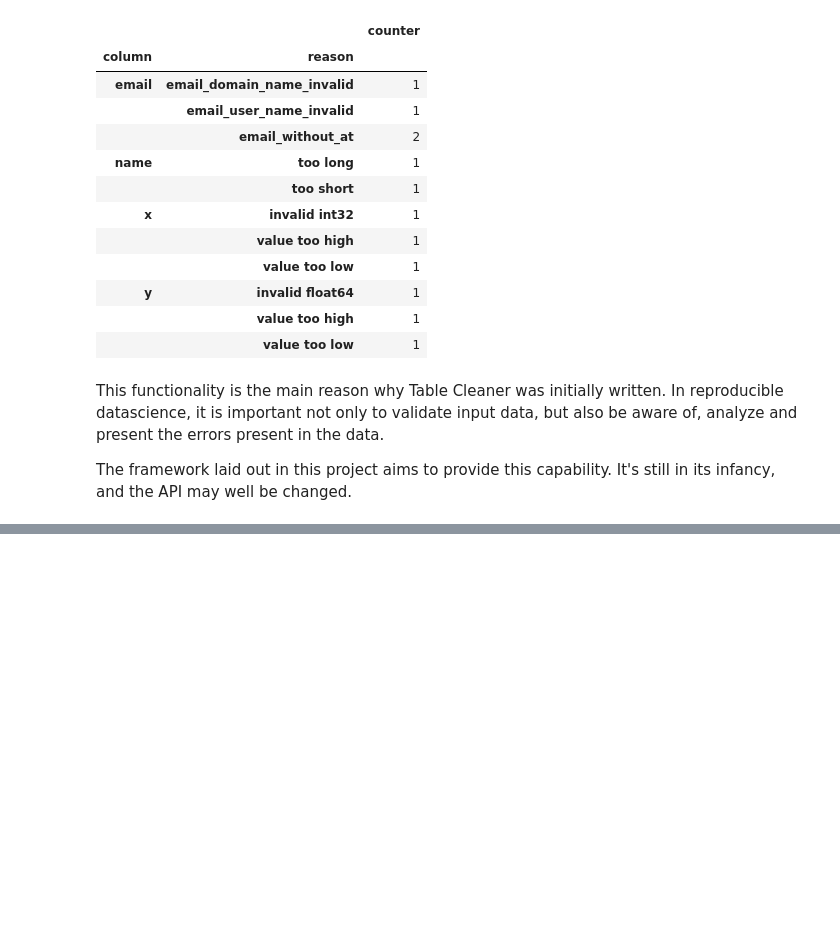
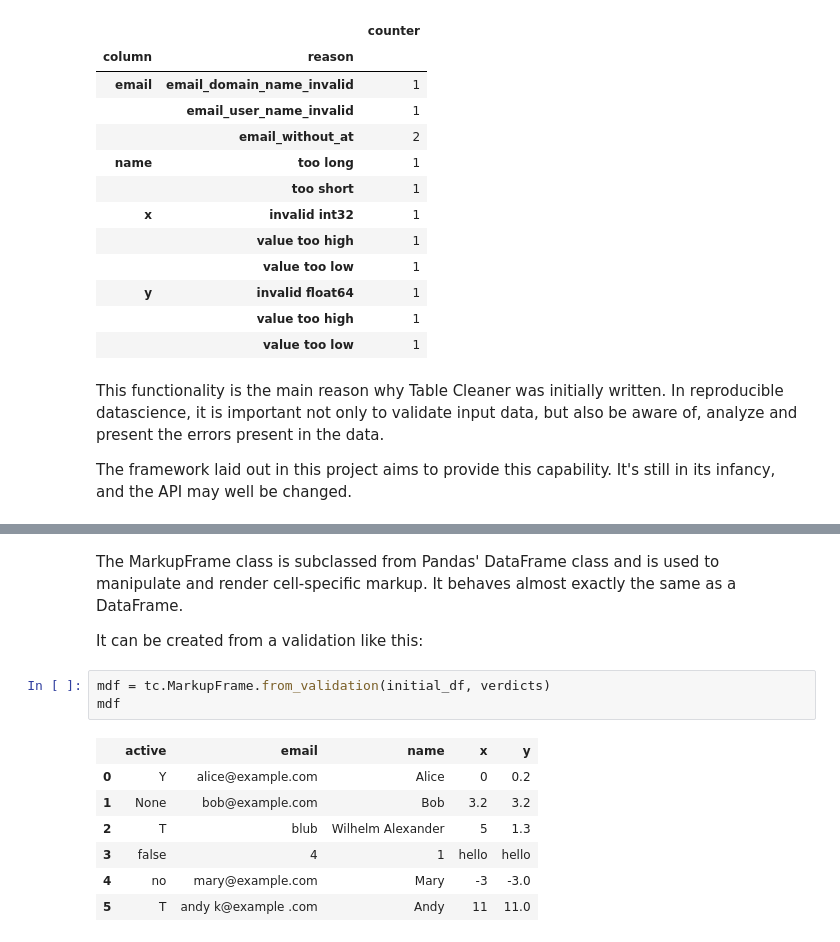
Before and after one commit to akloster/table-cleaner, a Jupyter notebook: docs/source/Tutorial.ipynb, the cells around one changed output, grey strips where cells are left out. Saved outputs shown, nothing was run; the diff lists cells and outputs as text; blank space fills up the shorter version.

Commit message:
initial markup support

```diff
--- a/docs/source/Tutorial.ipynb
+++ b/docs/source/Tutorial.ipynb
@@ -168,0 +195,15 @@ The framework laid out in this project aims to provide this capability. It's sti
+# %% [markdown]
+The MarkupFrame class is subclassed from Pandas' DataFrame class and is used to manipulate and render cell-specific markup. It behaves almost exactly the same as a DataFrame.
+
+It can be created from a validation like this:
+# %%
+mdf = tc.MarkupFrame.from_validation(initial_df, verdicts)
+mdf
+# %% [output]
+|  | active | email | name | x | y |
+| 0 | Y | alice@example.com | Alice | 0 | 0.2 |
+| 1 | None | bob@example.com | Bob | 3.2 | 3.2 |
+| 2 | T | blub | Wilhelm Alexander | 5 | 1.3 |
+| 3 | false | 4 | 1 | hello | hello |
+| 4 | no | mary@example.com | Mary | -3 | -3.0 |
+| 5 | T | andy k@example .com | Andy | 11 | 11.0 |
```
Also changed, not shown: parts of 6 cells of this notebook, 4 other files.
